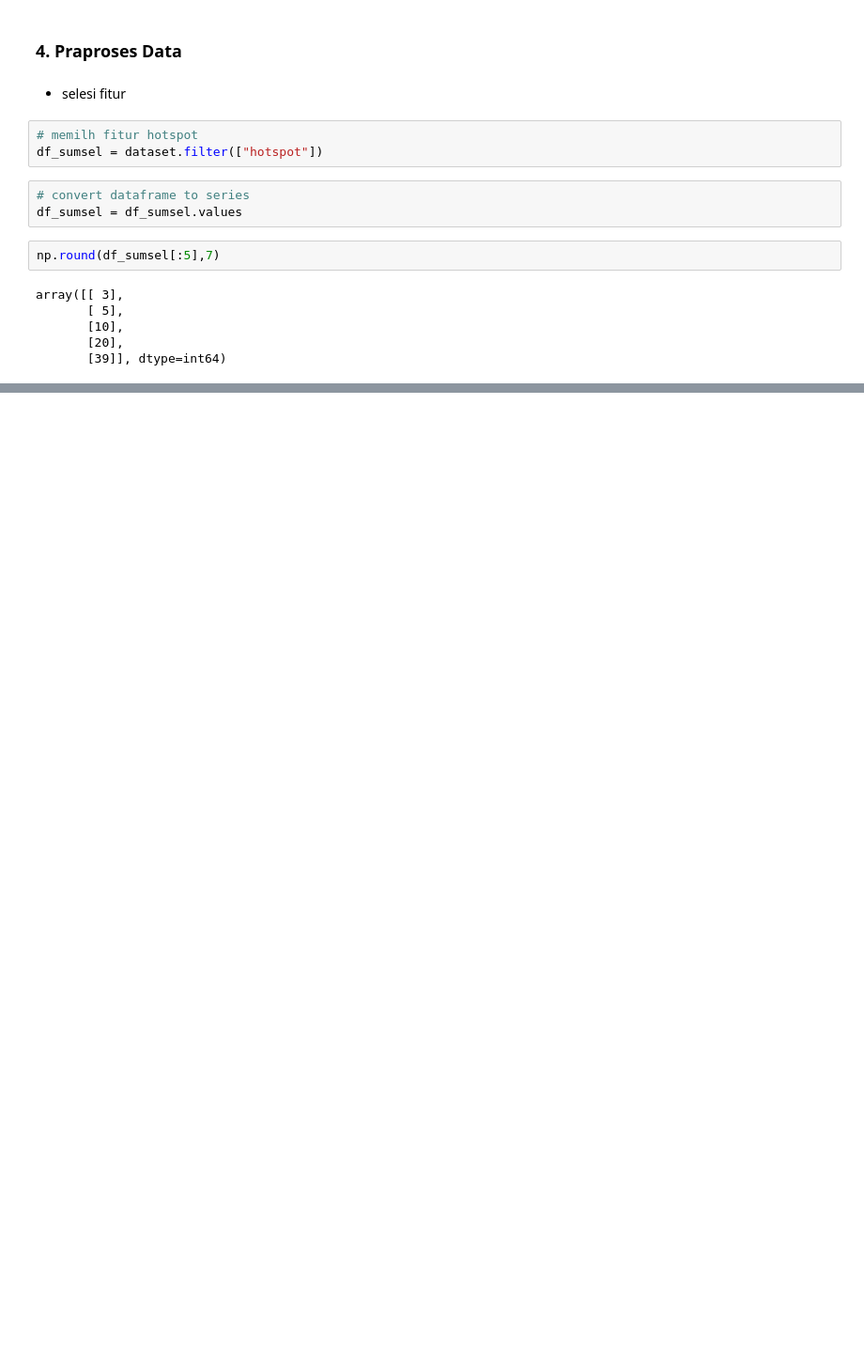
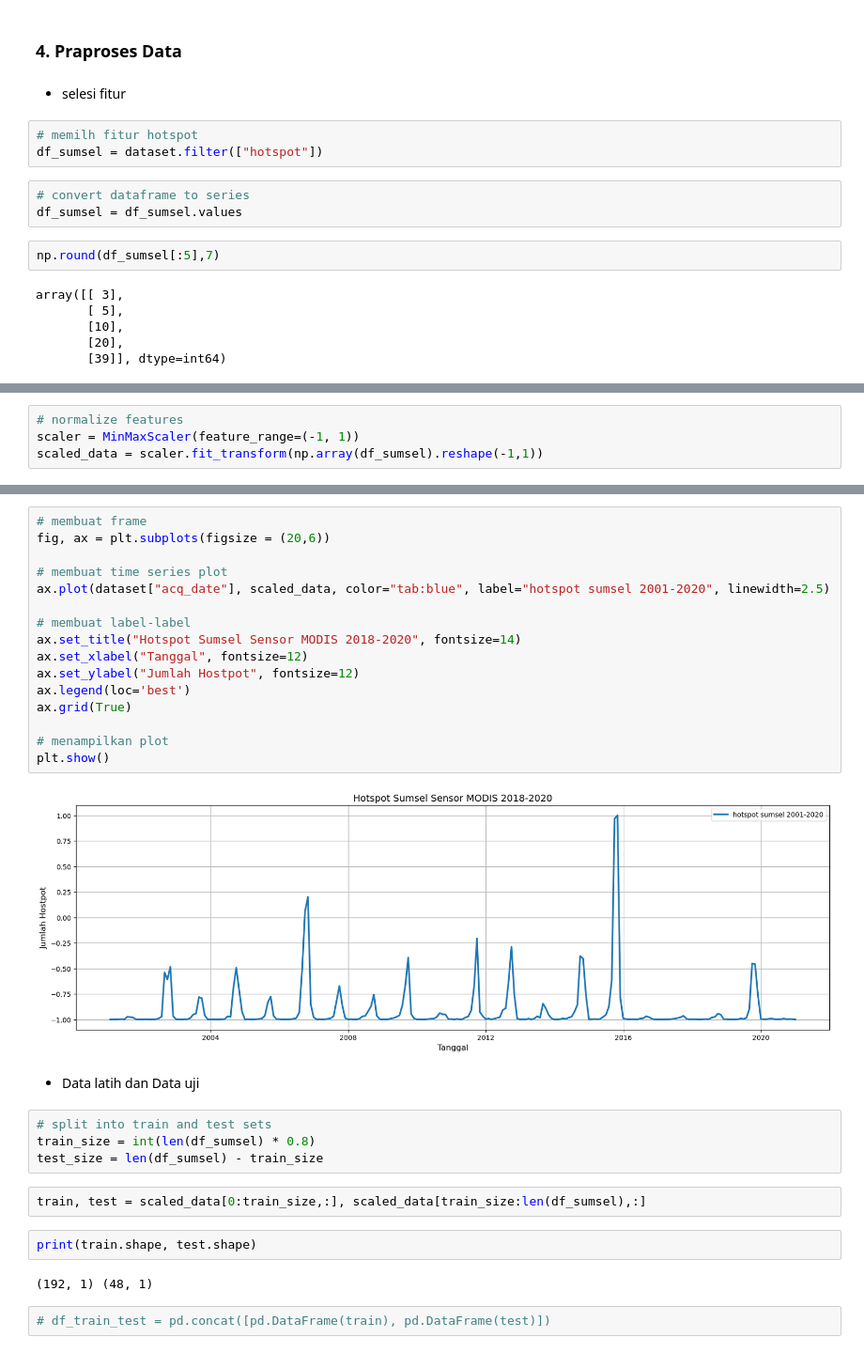
Before and after one commit to kusin/tensorflow-hotspot-v1, a Jupyter notebook: lstm-percobaan1.ipynb, the cells around one changed output, grey strips where cells are left out. Shown at 94% size. Cells and saved outputs as stored; diff of their text form; blank space fills up the shorter version.

```diff
--- a/lstm-percobaan1.ipynb
+++ b/lstm-percobaan1.ipynb
@@ -152,0 +157,4 @@ array([[ 3],
+# %%
+# normalize features
+scaler = MinMaxScaler(feature_range=(-1, 1))
+scaled_data = scaler.fit_transform(np.array(df_sumsel).reshape(-1,1))
@@ -152,0 +169,32 @@ array([[ 3],
+# %%
+# membuat frame
+fig, ax = plt.subplots(figsize = (20,6))
+
+# membuat time series plot
+ax.plot(dataset["acq_date"], scaled_data, color="tab:blue", label="hotspot sumsel 2001-2020", linewidth=2.5)
+
+# membuat label-label
+ax.set_title("Hotspot Sumsel Sensor MODIS 2018-2020", fontsize=14)
+ax.set_xlabel("Tanggal", fontsize=12)
+ax.set_ylabel("Jumlah Hostpot", fontsize=12)
+ax.legend(loc='best')
+ax.grid(True)
+
+# menampilkan plot
+plt.show()
+# %% [output]
+[figure, added]
+# %% [markdown]
+- Data latih dan Data uji
+# %%
+# split into train and test sets
+train_size = int(len(df_sumsel) * 0.8)
+test_size = len(df_sumsel) - train_size
+# %%
+train, test = scaled_data[0:train_size,:], scaled_data[train_size:len(df_sumsel),:]
+# %%
+print(train.shape, test.shape)
+# %% [output]
+(192, 1) (48, 1)
+# %%
+# df_train_test = pd.concat([pd.DataFrame(train), pd.DataFrame(test)])
```
Also changed, not shown: parts of 5 cells of this notebook.
